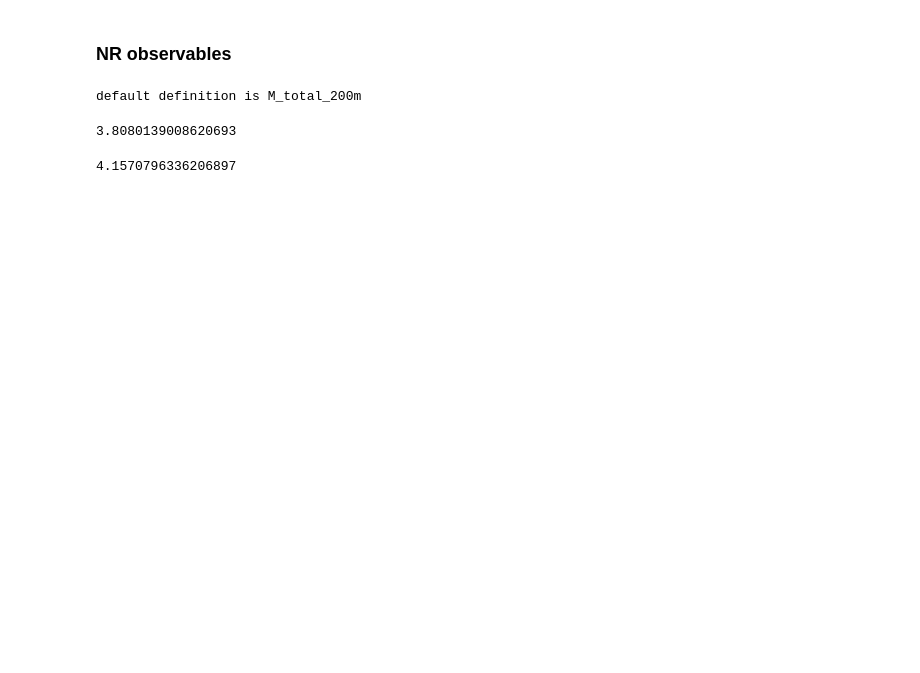
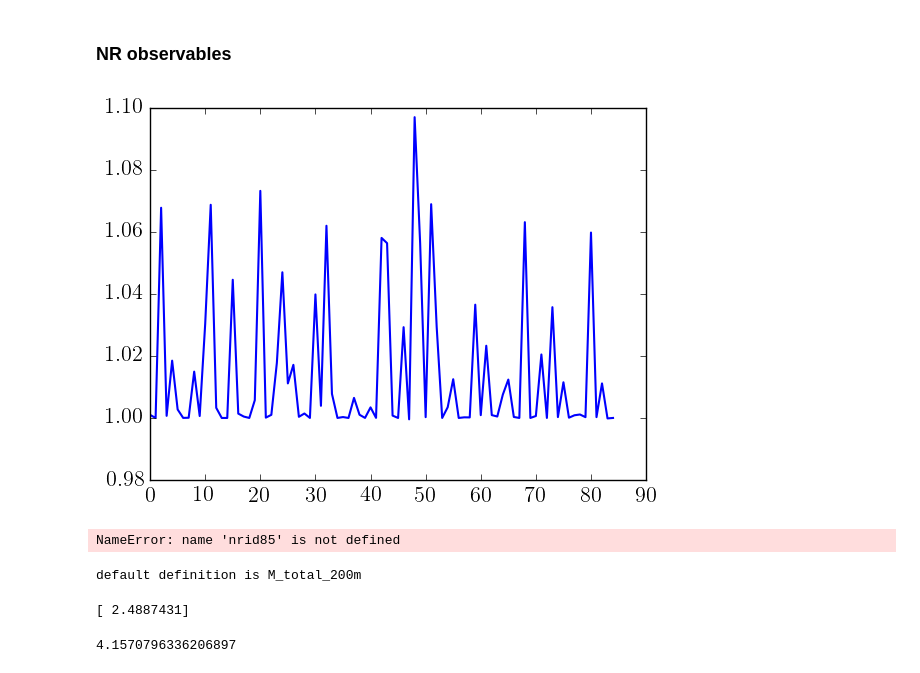
Before and after one commit to zoesuns/Omega500AnalysisTools, a Jupyter notebook: omega500analysistools/example_notebooks/NR_AGN_observable_fit.ipynb, the cells around one changed output. Cells and saved outputs as stored; diff of their text form; code cells hidden in the pictures; blank space fills up the shorter version.

```diff
--- a/omega500analysistools/example_notebooks/NR_AGN_observable_fit.ipynb
+++ b/omega500analysistools/example_notebooks/NR_AGN_observable_fit.ipynb
@@ -164,15 +129,25 @@ nrid85,Txew_above1e6K_tot_nocore_NR=np.loadtxt(\
+# %%
+plt.plot(Txew_above1e6K_bulk_nocore_NR/Txew_above1e6K_tot_nocore_NR)
+plt.show()
+# %% [output]
+[figure, added]
 # %%
 Txmw_tot_nocore_NR_80=[]
 Txsl_tot_nocore_NR_80=[]
+Txsl_bulk_nocore_NR_80=[]
 Txew_above1e6K_tot_nocore_NR_80=[]
 for inrid,nrid in enumerate(nrid85):
     if nrid in allz0id_NR_80:
         Txmw_tot_nocore_NR_80.append(Txmw_tot_nocore_NR[inrid])
         Txsl_tot_nocore_NR_80.append(Txsl_tot_nocore_NR[inrid])
+        Txsl_bulk_nocore_NR_80.append(Txsl_bulk_nocore_NR[inrid])
         Txew_above1e6K_tot_nocore_NR_80.append(Txew_above1e6K_tot_nocore_NR[inrid])
 Txmw_tot_nocore_NR_80=np.array(Txmw_tot_nocore_NR_80)/keV2K
 Txsl_tot_nocore_NR_80=np.array(Txsl_tot_nocore_NR_80)/keV2K
+Txsl_bulk_nocore_NR_80=np.array(Txsl_bulk_nocore_NR_80)/keV2K
 Txew_above1e6K_tot_nocore_NR_80=np.array(Txew_above1e6K_tot_nocore_NR_80)/keV2K
+# %% [output]
+NameError: name 'nrid85' is not defined
 # %%
 NRsmt=pd.read_csv('../data/SMT_NR.csv')
 znow=1.0005
@@ -195,10 +171,10 @@ def calc_Gamma_NR(acutGamma=0.7,Mdef='M_total_200m'):
 Gamma_NR_80=calc_Gamma_NR()
 # %% [output]
 default definition is M_total_200m
-# %%
-Txsl_tot_nocore_NR_80.mean()
-# %% [output]
-3.8080139008620693
+# %%
+print Gamma_NR_80[allz0id==50]
+# %% [output]
+[ 2.4887431]
 # %%
 # plt.plot(Tx500cEz_bulk_nocore_NR_80/Txew_above1e6K_tot_nocore_NR_80)
 # plt.show()
```
Also changed, not shown: parts of 24 cells of this notebook, 3 other files.
